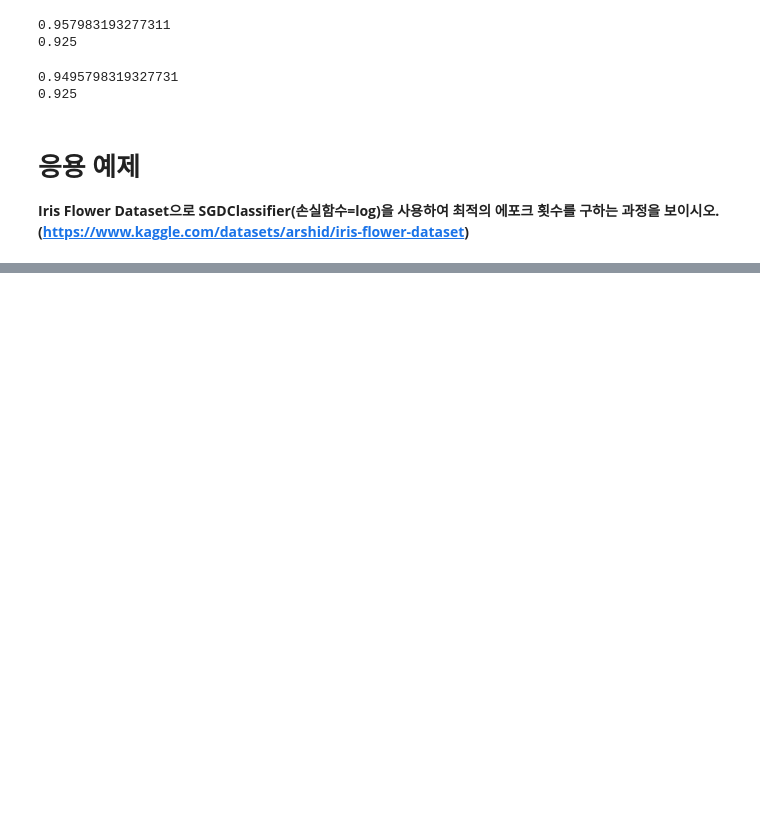
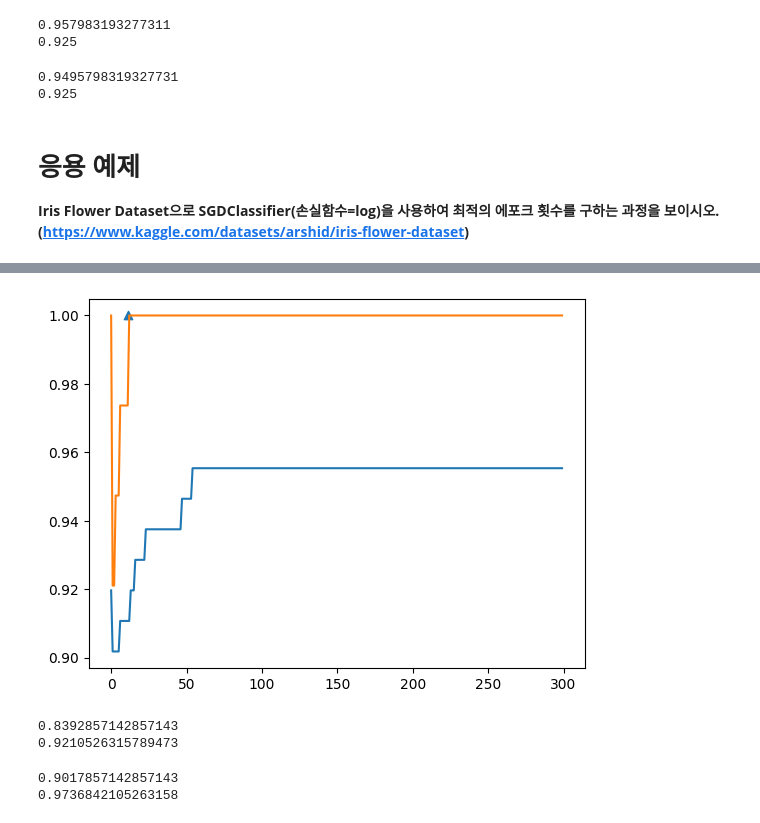
Before and after one commit to 6kitty/IP01069, a Jupyter notebook: IP01069_5_2.ipynb, the cells around one changed output, grey strips where cells are left out. Cells and saved outputs as stored; diff of their text form; code cells hidden in the pictures; blank space fills up the shorter version.

```diff
--- a/IP01069_5_2.ipynb
+++ b/IP01069_5_2.ipynb
@@ -97,0 +166,30 @@ print(sc.score(test_scaled,test_target))
+# %%
+import matplotlib.pyplot as plt
+
+plt.plot(train_score)
+plt.plot(test_score)
+plt.scatter(11,np.max(test_score),marker='^') # 11 또는 12
+plt.show()
+# %% [output]
+[figure, added]
+# %%
+sc=SGDClassifier(loss='log_loss',max_iter=11,random_state=42)
+sc.fit(train_scaled,train_target)
+
+print(sc.score(train_scaled,train_target))
+print(sc.score(test_scaled,test_target))
+# %% [output]
+0.8392857142857143
+0.9210526315789473
+# %%
+sc=SGDClassifier(loss='log_loss',max_iter=12,random_state=42)
+sc.fit(train_scaled,train_target)
+
+print(sc.score(train_scaled,train_target))
+print(sc.score(test_scaled,test_target))
+
+# 11보다 12을 epoch값으로 설정했을 때 score가 더 높게 나온다.
+# 최적의 epoch 횟수 == 12
+# %% [output]
+0.9017857142857143
+0.9736842105263158
```
Also changed, not shown: parts of 7 cells of this notebook.
